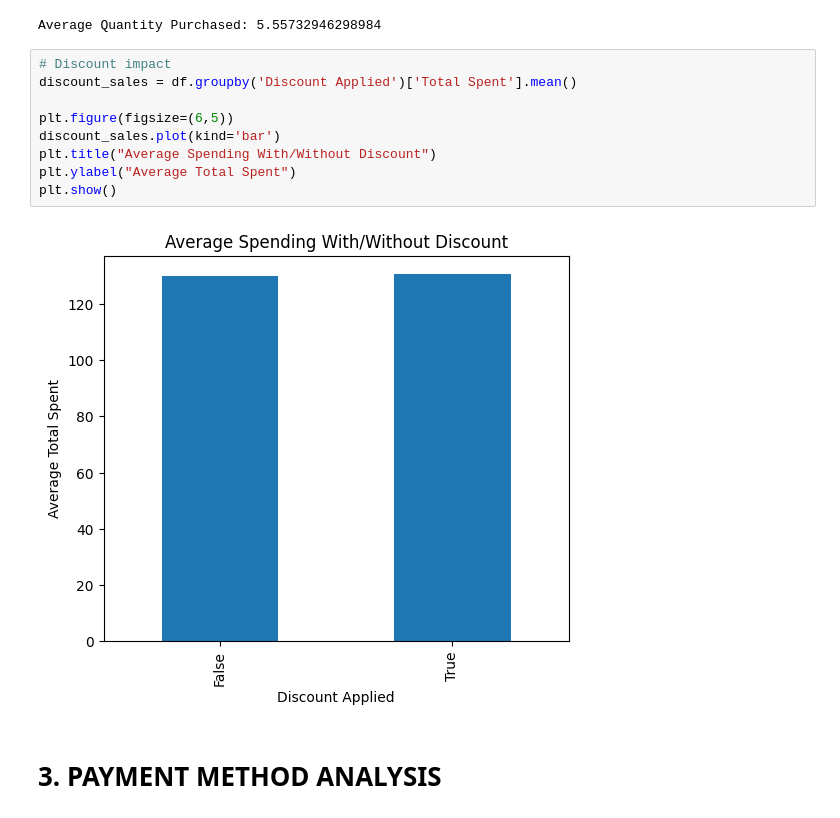
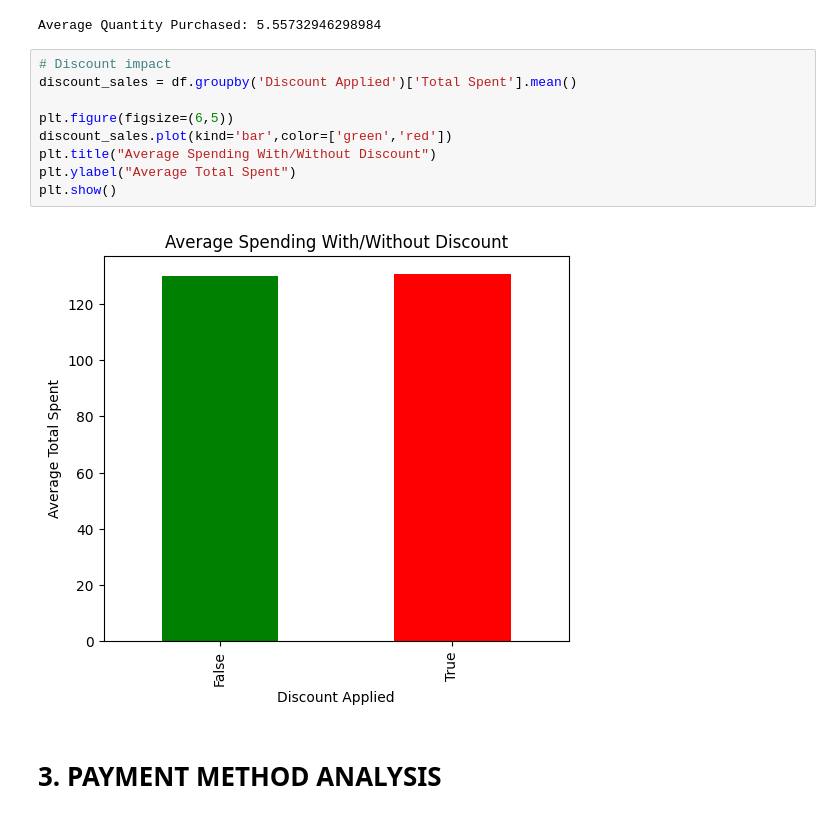
Before and after one commit to balkrishna-16/Datascience-in-Python, a Jupyter notebook: day15_hw.ipynb, the cells around one changed output. Saved outputs shown, nothing was run; the diff lists cells and outputs as text.

```diff
--- a/day15_hw.ipynb
+++ b/day15_hw.ipynb
@@ -108,14 +108,14 @@ Average Quantity Purchased: 5.55732946298984
 # %%
 # Discount impact
 discount_sales = df.groupby('Discount Applied')['Total Spent'].mean()
 
 plt.figure(figsize=(6,5))
-discount_sales.plot(kind='bar')
+discount_sales.plot(kind='bar',color=['green','red'])
 plt.title("Average Spending With/Without Discount")
 plt.ylabel("Average Total Spent")
 plt.show()
 # %% [output]
-[figure, old version]
+[figure, new version]
 # %% [markdown]
 # 3. PAYMENT METHOD ANALYSIS
 # %%
```
Also changed, not shown: parts of 8 cells of this notebook.
